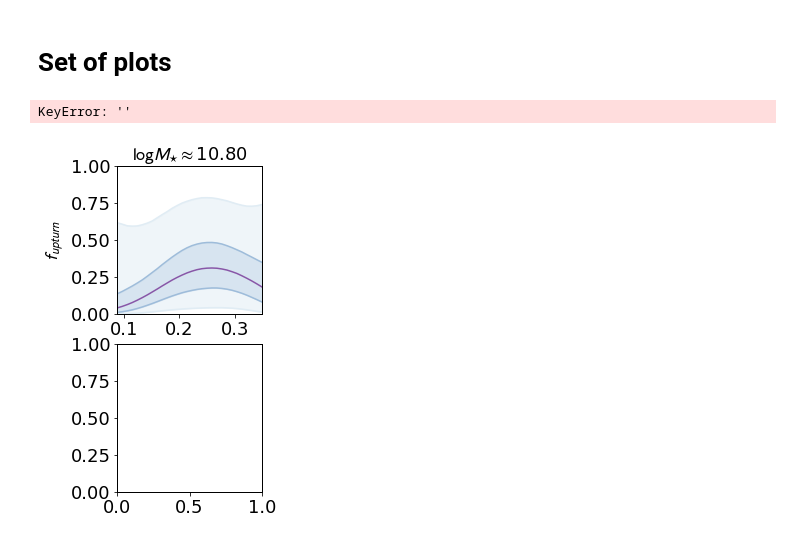
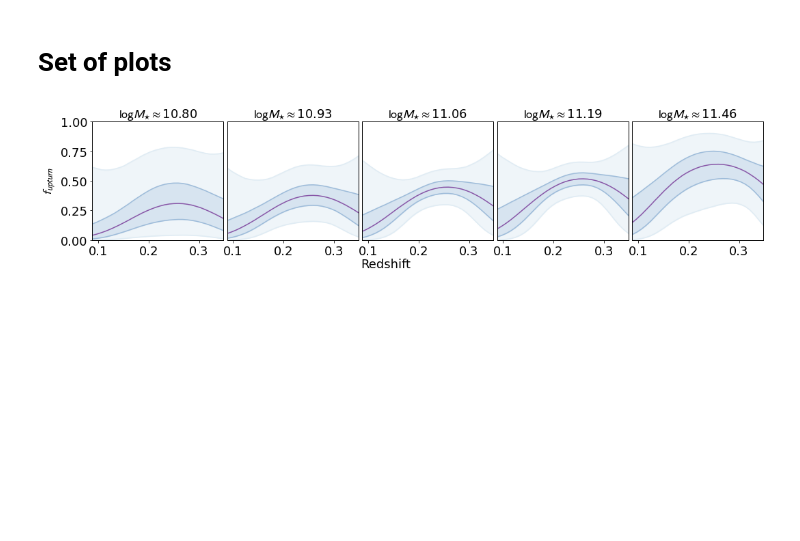
Before and after one commit to mdastro/UVupturn-RSGs, a Jupyter notebook: UtilitiesCodes/UVup_EVOL_PLOTS_VOLLIM.ipynb, the cells around one changed output. Cells and saved outputs as stored; diff of their text form; code cells hidden in the pictures; blank space fills up the shorter version.

```diff
--- a/UtilitiesCodes/UVup_EVOL_PLOTS_VOLLIM.ipynb
+++ b/UtilitiesCodes/UVup_EVOL_PLOTS_VOLLIM.ipynb
@@ -168,43 +163,32 @@ columns = 5
 # %%
 plt.subplots(figsize=(15,6))
 for i in range(len(idx_m)):
     subset = summary[summary['LOG_STELLAR_MASS']==chosen_mass[i]]
     subset_iter = probs_and_iter[probs_and_iter['LOG_STELLAR_MASS']==chosen_mass[i]]
 
-    # trend plot -----------------------------------------------------------------------------------------------------
+    # trend plot --------------------------------------------------------------------------------------------------
     plot_temp = plt.subplot(rows, columns, (i+1))
     plt.plot(subset['Z'], subset['50%'], '-', color=fit_palette[2])
     plt.plot(subset['Z'], subset['25%'], '-', color=fit_palette[1])
     plt.plot(subset['Z'], subset['75%'], '-', color=fit_palette[1])
     plt.plot(subset['Z'], subset['2.5%'], '-', color=fit_palette[0])
     plt.plot(subset['Z'], subset['97.5%'], '-', color=fit_palette[0])
     plt.fill_between(subset['Z'], subset['25%'], subset['75%'], color=fit_palette[1], alpha=0.5)
     plt.fill_between(subset['Z'], subset['2.5%'], subset['97.5%'], color=fit_palette[0], alpha=0.5)
     plt.ylim([0,1.])
     plt.xlim([subset['Z'].min(), subset['Z'].max()])
     plt.title(r"$\log M_{\star} \approx$%.2f" % chosen_mass[i], fontsize=18)
     plt.rcParams.update(plotpars)
     if i==0:
         plt.ylabel(r"$f_{upturn}$")
     elif i>0:
         plot_temp.yaxis.set_visible(False)
 
-    # derivative plot beneath the trend plot -------------------------------------------------------------------------
-#     grad = np.gradient(f=)
-    gradient_position = (rows*columns)/2 + (i+1)
-    plt.subplot(rows, columns, gradient_position)
-    plt.plot(subset_iter['Z'], subset_iter[subset_iter['']], '-', color='black', label='median')
-#     plt.plot(subset_entirefit['Z'], subset_entirefit['gradient25%'], '-.', color=fit_palette[2], label='25%')
-#     plt.plot(subset_entirefit['Z'], subset_entirefit['gradient75%'], '--', color=fit_palette[2], label='75%')
-#     plt.plot(subset_entirefit['Z'], subset_entirefit['gradient2.5%'], '-.', color=fit_palette[1], label='2.5%')
-#     plt.plot(subset_entirefit['Z'], subset_entirefit['gradient975%'], '--', color=fit_palette[1], label='97.5%')
-
     plt.tight_layout(w_pad=0.)
 plt.text(x=-0.45, y=-0.23, s='Redshift', size=18)
 plt.savefig(os.path.join(figs_paper_path, 'reg_all_noel_redshift_VOLLIM.pdf'))
 plt.show()
 # %% [output]
-KeyError: ''
-[figure, old version]
+[figure, new version]
 # %%
 probs_and_iter['LOG_STELLAR_MASS']
```
Also changed, not shown: parts of 14 cells of this notebook.
